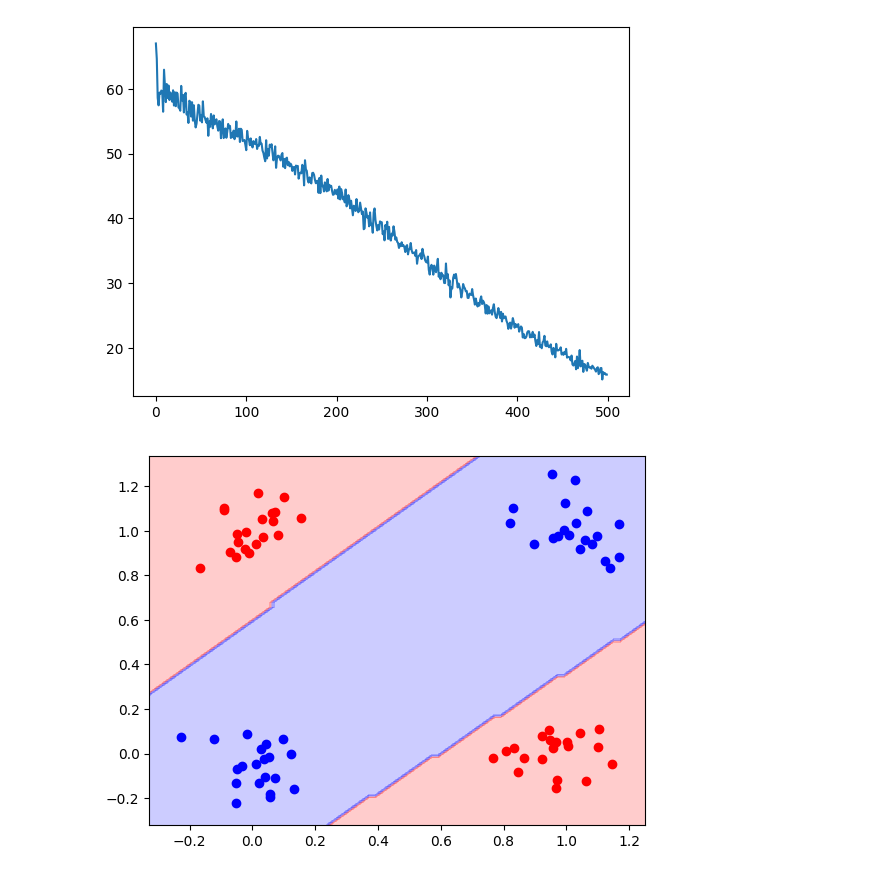
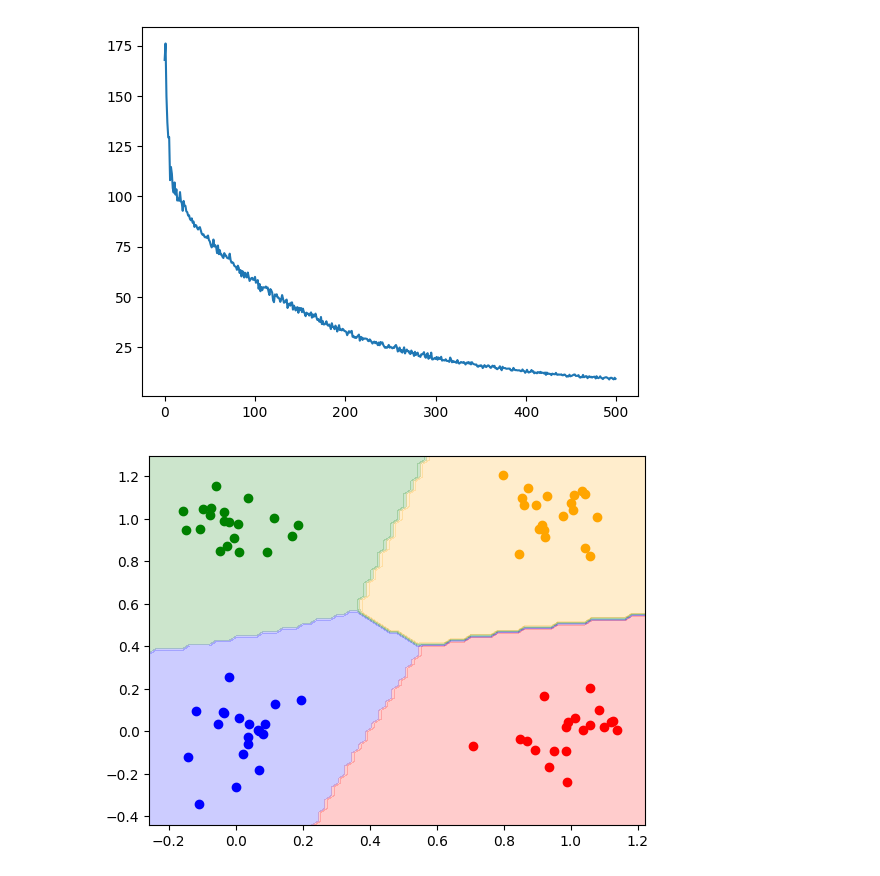
Before and after one commit to deguc/datascience, a Jupyter notebook: MLP.ipynb, the cells around one changed output. Drawn from its saved outputs; the diff is of its cells as text; code cells hidden in the pictures.

```diff
--- a/MLP.ipynb
+++ b/MLP.ipynb
@@ -159,36 +159,37 @@ class Twin: #２層で構成されたニューロネットワーク
     self.backward(delta)  #逆伝播
     self.update()  #パラメータの更新
     return cross_entropy_loss(y,t)
+
   def fit(self,X,t,batch_size=40,epochs=1000):  #学習
     t=onehot(t)
     self.loss=[]
     train_size=X.shape[0]  #データ数
     iter=int(max(train_size/batch_size,1))
     for __ in range(epochs):
       l=0  #損失関数
       for __ in range(iter):
         mask=np.random.choice(train_size,batch_size)
         l+=self.step(X[mask],t[mask])
       self.loss.append(l)
 
   def predict(self,X):  #予測
     y=self.forward(X)
     return np.argmax(y,axis=1)
 
   def history(self): #学習状況を描写
     plt.plot(self.loss)
     plt.show()
 
 
 
 
-X,y=MakeData(y=[1,0,0,1],N=20,scale=0.1) #学習用のデータの準備
+X,y=MakeData(y=[1,2,0,3],N=20,scale=0.1) #学習用のデータの準備
 input_dim=X.shape[1]
 output_dim=np.max(y)+1
 model=Twin(input_dim,5,output_dim)
 model.fit(X,y,epochs=500)
 model.history()
 decision_regions(X,y,model)
 # %% [output]
-[figure, old version]
+[figure, new version]
-[figure, old version]
+[figure, new version]
```
